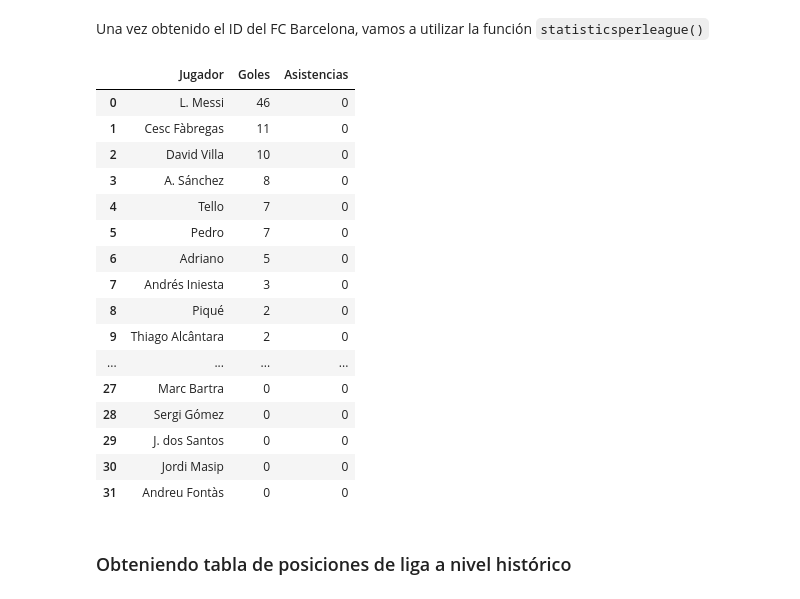
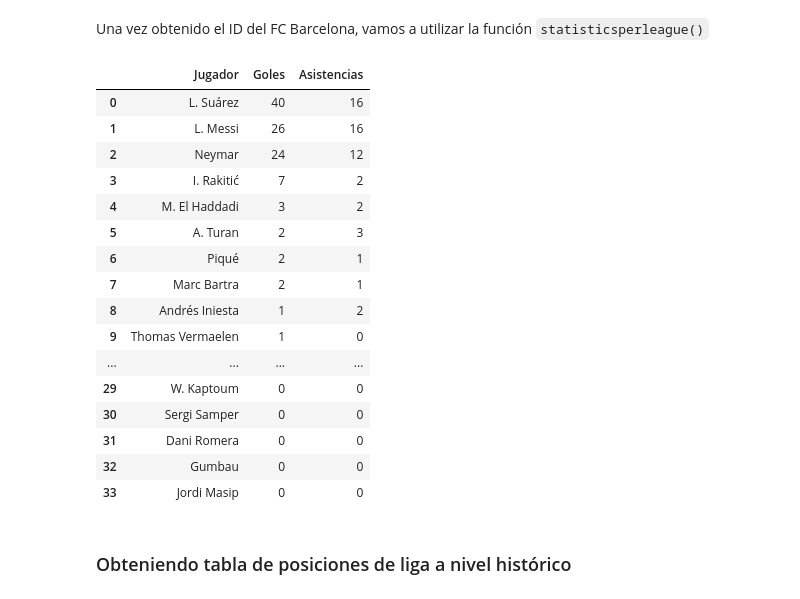
Before and after one commit to Marcello0206/SoccerStatistics, a Jupyter notebook: Soccer Stadistics.ipynb, the cells around one changed output. Cells and saved outputs as stored; diff of their text form; code cells hidden in the pictures.

````diff
--- a/Soccer Stadistics.ipynb
+++ b/Soccer Stadistics.ipynb
@@ -64,7 +64,7 @@ Procederemos a hacer un ejemplo de cómo extraer la tabla de la Premier League d
 # %%
 import requests
 
-url = f'https://football98.p.rapidapi.com/premierleague/table'
+url = f'https://football98.p.rapidapi.com/laliga/table'
 #Como vemos, después del enlace hemos colocado la palabra 'premierleague' ya que se llama así según el ID de la competición.
 
 headers = {
@@ -616,25 +614,25 @@ searchidteam('Barcelona')
 # %% [markdown]
 Una vez obtenido el ID del FC Barcelona, vamos a utilizar la función ```statisticsperleague()```
 # %%
-statisticsperleague(529, season=2012)                       # Season es definido como "2012"
+statisticsperleague(529, season=2015)                       # Season es definido como "2012"
 # %% [output]
 |  | Jugador | Goles | Asistencias |
-| 0 | L. Messi | 46 | 0 |
-| 1 | Cesc Fàbregas | 11 | 0 |
-| 2 | David Villa | 10 | 0 |
-| 3 | A. Sánchez | 8 | 0 |
-| 4 | Tello | 7 | 0 |
-| 5 | Pedro | 7 | 0 |
-| 6 | Adriano | 5 | 0 |
-| 7 | Andrés Iniesta | 3 | 0 |
-| 8 | Piqué | 2 | 0 |
-| 9 | Thiago Alcântara | 2 | 0 |
+| 0 | L. Suárez | 40 | 16 |
+| 1 | L. Messi | 26 | 16 |
+| 2 | Neymar | 24 | 12 |
+| 3 | I. Rakitić | 7 | 2 |
+| 4 | M. El Haddadi | 3 | 2 |
+| 5 | A. Turan | 2 | 3 |
+| 6 | Piqué | 2 | 1 |
+| 7 | Marc Bartra | 2 | 1 |
+| 8 | Andrés Iniesta | 1 | 2 |
+| 9 | Thomas Vermaelen | 1 | 0 |
 | ... | ... | ... | ... |
-| 27 | Marc Bartra | 0 | 0 |
-| 28 | Sergi Gómez | 0 | 0 |
-| 29 | J. dos Santos | 0 | 0 |
-| 30 | Jordi Masip | 0 | 0 |
-| 31 | Andreu Fontàs | 0 | 0 |
+| 29 | W. Kaptoum | 0 | 0 |
+| 30 | Sergi Samper | 0 | 0 |
+| 31 | Dani Romera | 0 | 0 |
+| 32 | Gumbau | 0 | 0 |
+| 33 | Jordi Masip | 0 | 0 |
 # %% [markdown]
 ### Obteniendo tabla de posiciones de liga a nivel histórico
 # %% [markdown]
````
Also changed, not shown: parts of 7 cells of this notebook.
